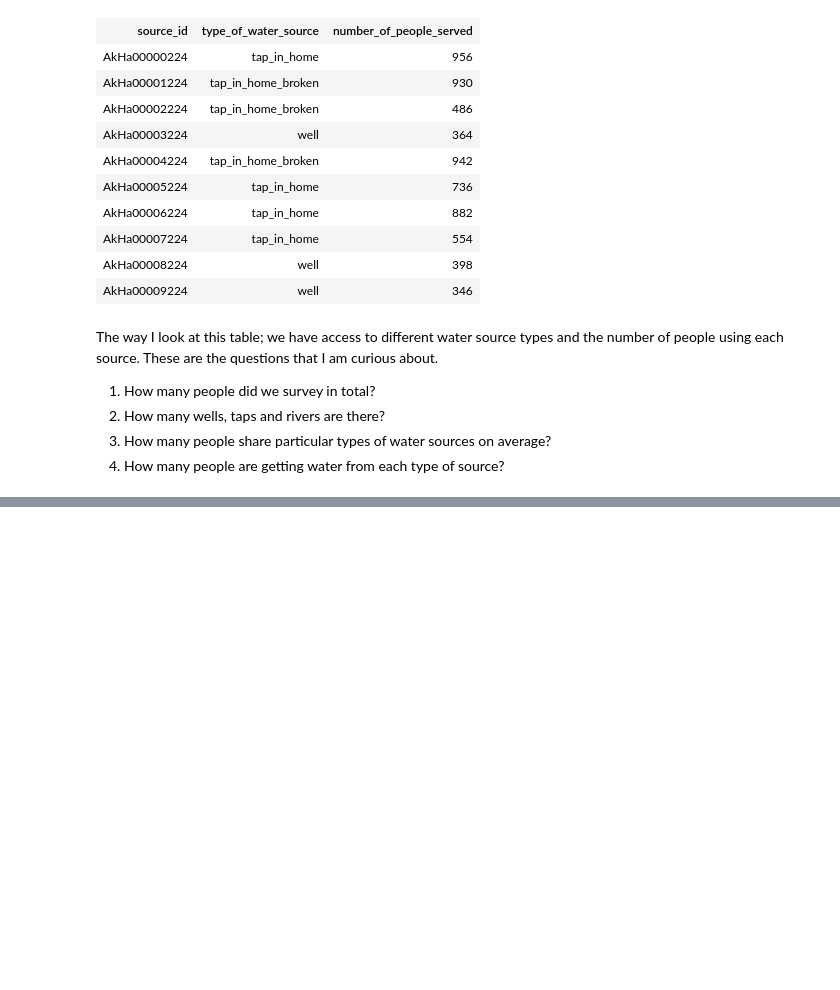
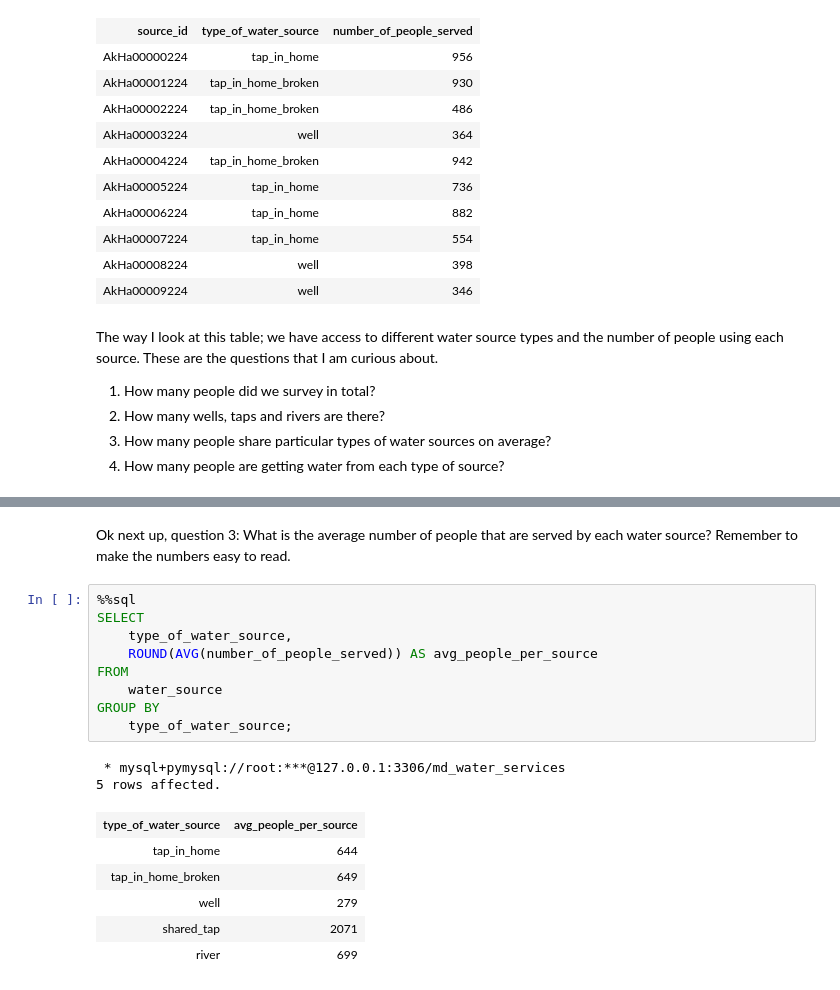
Before and after one commit to Ronald116/ALX_DATA_ANALYTICS, a Jupyter notebook: SQL/Integrated_Project_Pt2/Integrated_Project_Pt2.ipynb, the cells around one changed output, grey strips where cells are left out. Drawn from its saved outputs; the diff is of its cells as text; blank space fills up the shorter version.

```diff
--- a/SQL/Integrated_Project_Pt2/Integrated_Project_Pt2.ipynb
+++ b/SQL/Integrated_Project_Pt2/Integrated_Project_Pt2.ipynb
@@ -270,0 +303,21 @@ These are the questions that I am curious about.
+# %% [markdown]
+Ok next up, question 3: What is the average number of people that are served by each water source? Remember to make the numbers easy to
+read.
+# %%
+%%sql
+SELECT
+    type_of_water_source,
+    ROUND(AVG(number_of_people_served)) AS avg_people_per_source
+FROM
+    water_source
+GROUP BY
+    type_of_water_source;
+# %% [output]
+ * mysql+pymysql://root:***@127.0.0.1:3306/md_water_services
+5 rows affected.
+| type_of_water_source | avg_people_per_source |
+| tap_in_home | 644 |
+| tap_in_home_broken | 649 |
+| well | 279 |
+| shared_tap | 2071 |
+| river | 699 |
```
Also changed, not shown: parts of 11 cells of this notebook.
